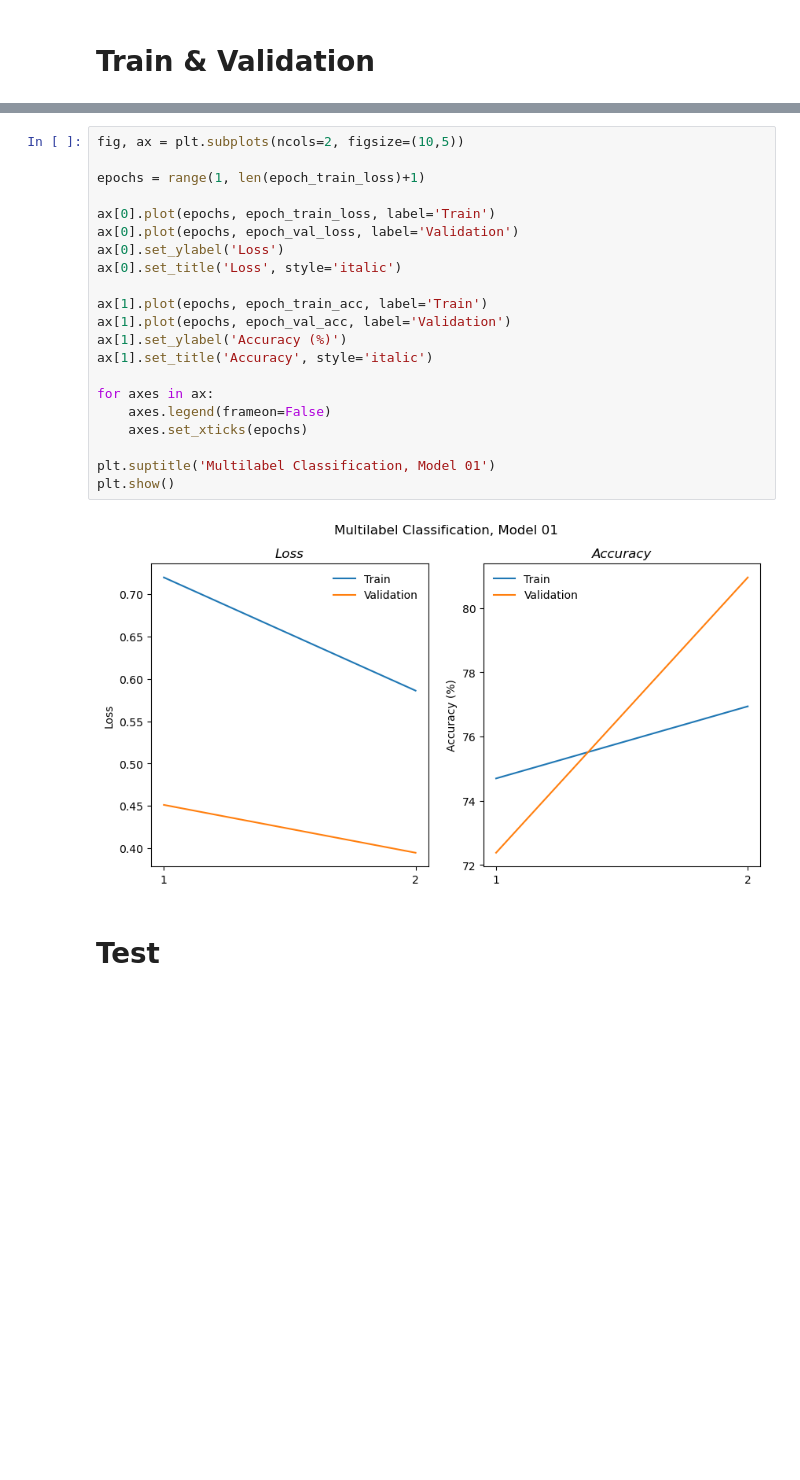
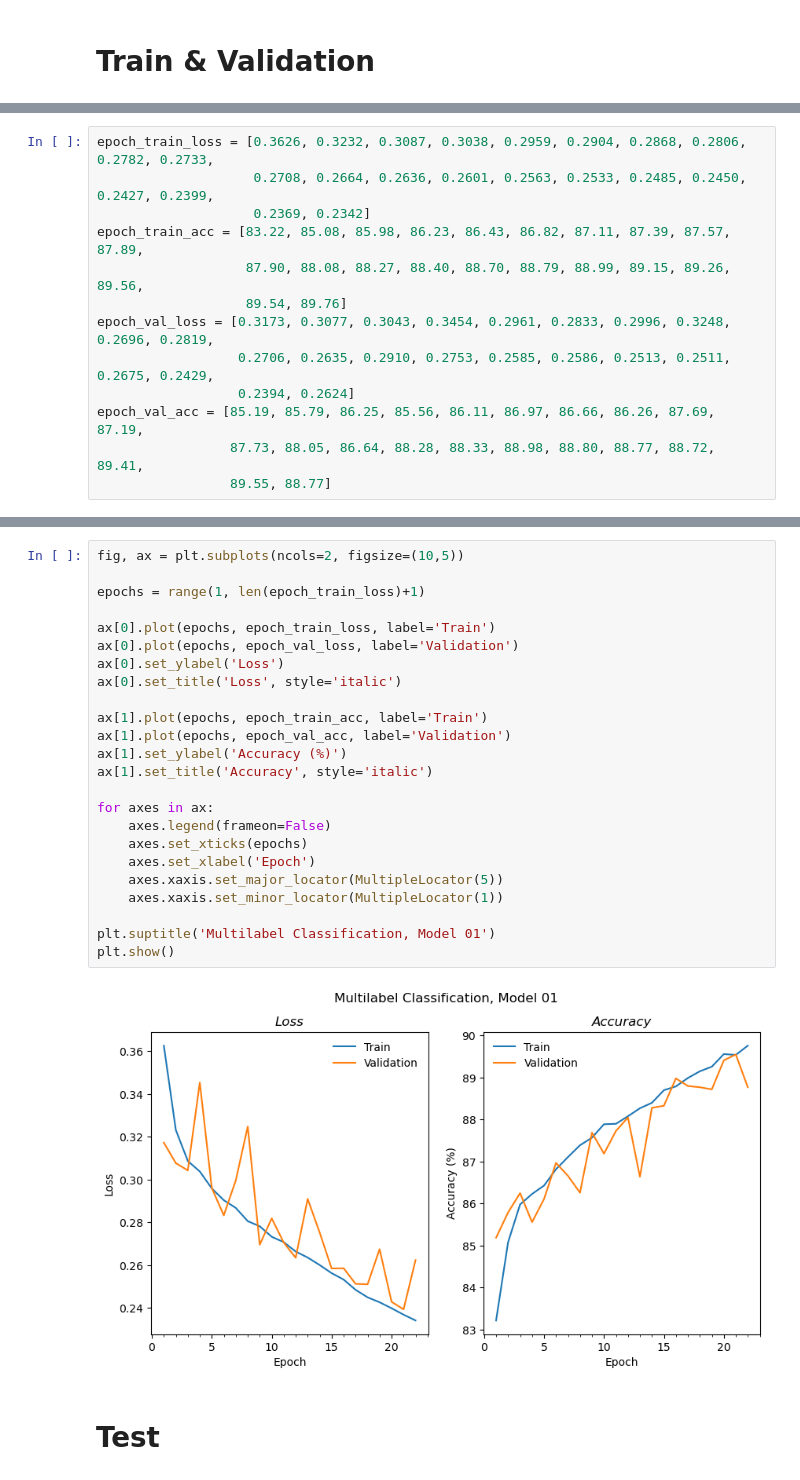
Before and after one commit to masseygeo/earthscape, a Jupyter notebook: code/model_classification.ipynb, the cells around one changed output, grey strips where cells are left out. Drawn from its saved outputs; the diff is of its cells as text; blank space fills up the shorter version.

```diff
--- a/code/model_classification.ipynb
+++ b/code/model_classification.ipynb
@@ -188,0 +197,13 @@ New best model saved with accuracy 80.95%
+# %%
+epoch_train_loss = [0.3626, 0.3232, 0.3087, 0.3038, 0.2959, 0.2904, 0.2868, 0.2806, 0.2782, 0.2733,
+                    0.2708, 0.2664, 0.2636, 0.2601, 0.2563, 0.2533, 0.2485, 0.2450, 0.2427, 0.2399,
+                    0.2369, 0.2342]
+epoch_train_acc = [83.22, 85.08, 85.98, 86.23, 86.43, 86.82, 87.11, 87.39, 87.57, 87.89,
+                   87.90, 88.08, 88.27, 88.40, 88.70, 88.79, 88.99, 89.15, 89.26, 89.56,
+                   89.54, 89.76]
+epoch_val_loss = [0.3173, 0.3077, 0.3043, 0.3454, 0.2961, 0.2833, 0.2996, 0.3248, 0.2696, 0.2819,
+                  0.2706, 0.2635, 0.2910, 0.2753, 0.2585, 0.2586, 0.2513, 0.2511, 0.2675, 0.2429,
+                  0.2394, 0.2624]
+epoch_val_acc = [85.19, 85.79, 86.25, 85.56, 86.11, 86.97, 86.66, 86.26, 87.69, 87.19,
+                 87.73, 88.05, 86.64, 88.28, 88.33, 88.98, 88.80, 88.77, 88.72, 89.41,
+                 89.55, 88.77]
@@ -189,26 +212,29 @@ New best model saved with accuracy 80.95%
 # %%
 fig, ax = plt.subplots(ncols=2, figsize=(10,5))
 
 epochs = range(1, len(epoch_train_loss)+1)
 
 ax[0].plot(epochs, epoch_train_loss, label='Train')
 ax[0].plot(epochs, epoch_val_loss, label='Validation')
 ax[0].set_ylabel('Loss')
 ax[0].set_title('Loss', style='italic')
 
 ax[1].plot(epochs, epoch_train_acc, label='Train')
 ax[1].plot(epochs, epoch_val_acc, label='Validation')
 ax[1].set_ylabel('Accuracy (%)')
 ax[1].set_title('Accuracy', style='italic')
 
 for axes in ax:
     axes.legend(frameon=False)
     axes.set_xticks(epochs)
+    axes.set_xlabel('Epoch')
+    axes.xaxis.set_major_locator(MultipleLocator(5))
+    axes.xaxis.set_minor_locator(MultipleLocator(1))
 
 plt.suptitle('Multilabel Classification, Model 01')
 plt.show()
 # %% [output]
-[figure, old version]
+[figure, new version]
 # %% [markdown]
 # Test
 # %%
```
Also changed, not shown: parts of 7 cells of this notebook, 3 other files.
